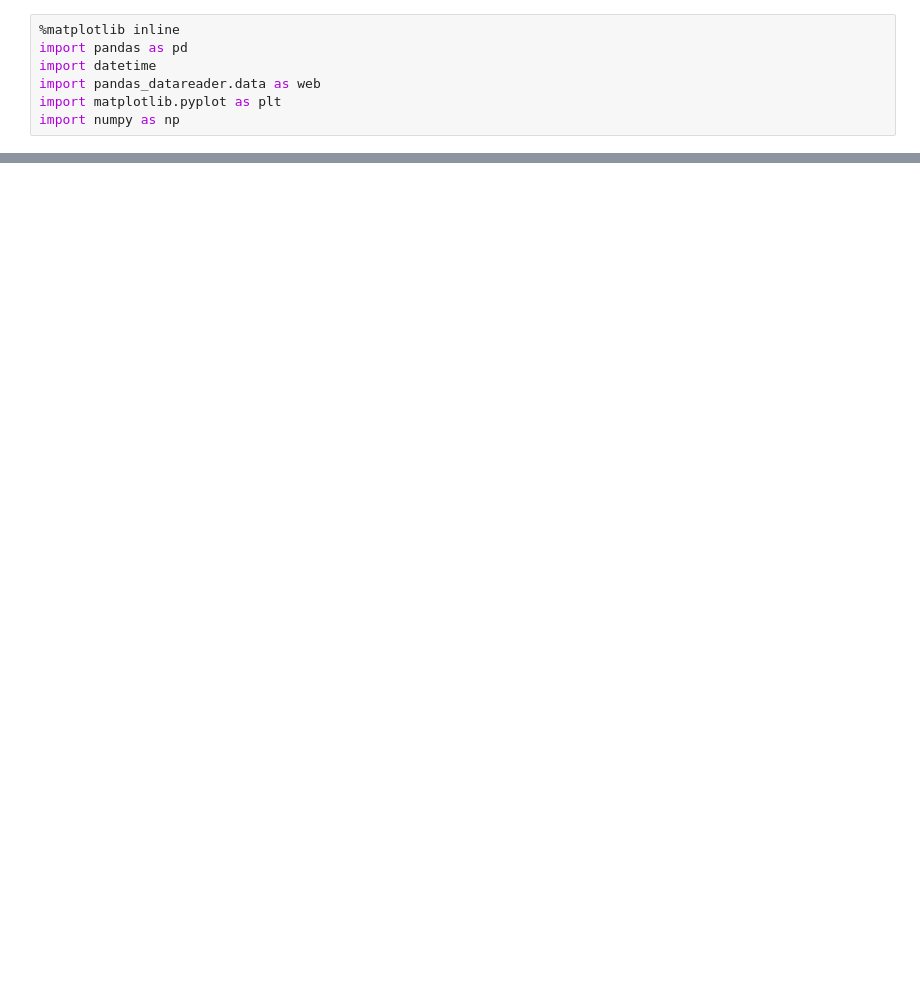
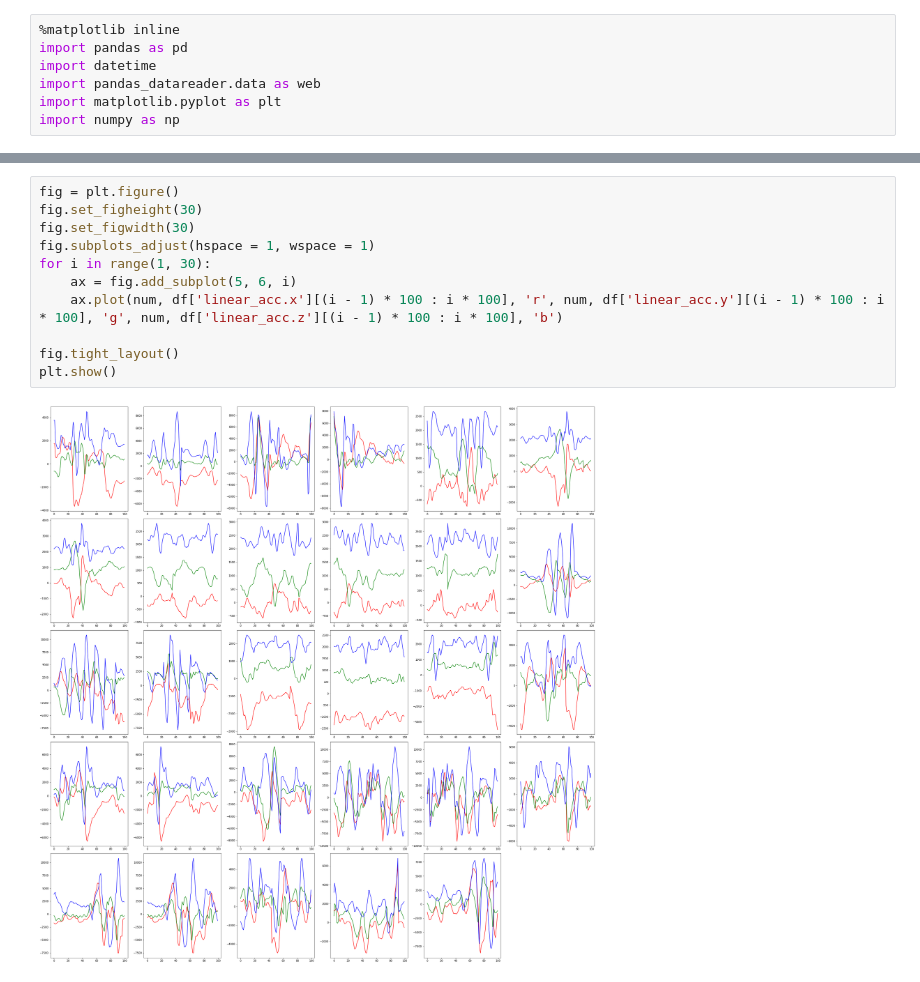
Before and after one commit to akshaykulkarni07/acc_expts, a Jupyter notebook: notebooks/data_plotting.ipynb, the cells around one changed output, grey strips where cells are left out. Cells and saved outputs as stored; diff of their text form; blank space fills up the shorter version.

```diff
--- a/notebooks/data_plotting.ipynb
+++ b/notebooks/data_plotting.ipynb
@@ -30,0 +36,13 @@ KeyError: ''
+# %%
+fig = plt.figure()
+fig.set_figheight(30)
+fig.set_figwidth(30)
+fig.subplots_adjust(hspace = 1, wspace = 1)
+for i in range(1, 30):
+    ax = fig.add_subplot(5, 6, i)
+    ax.plot(num, df['linear_acc.x'][(i - 1) * 100 : i * 100], 'r', num, df['linear_acc.y'][(i - 1) * 100 : i * 100], 'g', num, df['linear_acc.z'][(i - 1) * 100 : i * 100], 'b')
+
+fig.tight_layout()
+plt.show()
+# %% [output]
+[figure, added]
```
Also changed, not shown: parts of 2 cells of this notebook.
